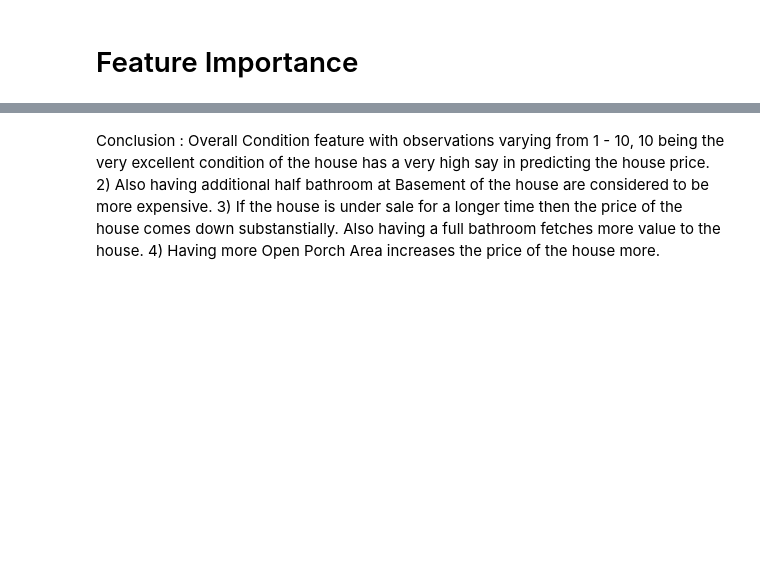
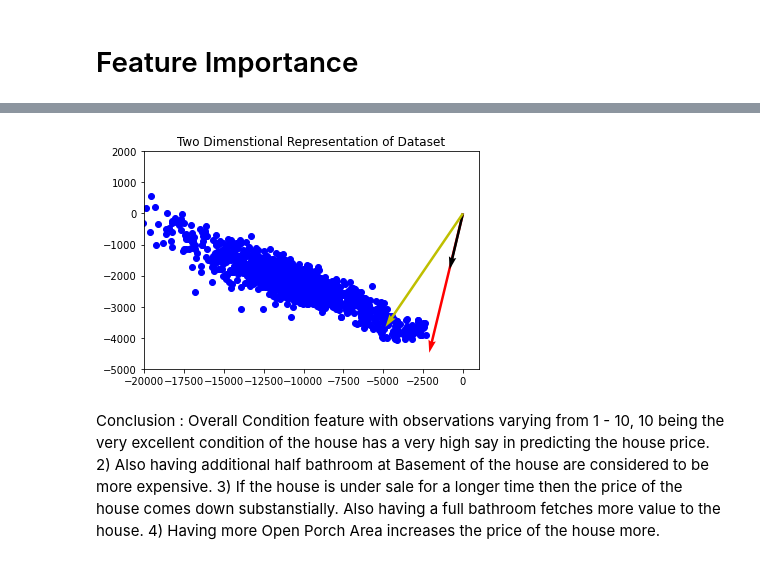
Before and after one commit to LokeshSreenathJ/House-Price-Prediction, a Jupyter notebook: House-Price Prediction.ipynb, the cells around one changed output, grey strips where cells are left out. Cells and saved outputs as stored; diff of their text form; code cells hidden in the pictures; blank space fills up the shorter version.

```diff
--- a/House-Price Prediction.ipynb
+++ b/House-Price Prediction.ipynb
@@ -296,3 +304,29 @@ plt.show()
+# %%
+np.random.seed(10)
+U,S,V_T = np.linalg.svd(x_train)
+V = np.transpose(V_T)
+two_dim_red = V[:,:2]
+discriminant_scores = np.dot(x_train,two_dim_red)
+# %%
+fig = plt.figure()
+ax1 = fig.add_subplot(111)
+ax1.scatter(x = np.ravel(discriminant_scores[:,0]), y = np.ravel(discriminant_scores[:,1]), c = "blue")
+ax1.quiver([0],[0],two_dim_red[sorted_idx_20[0]][0], two_dim_red[sorted_idx_20[0]][1],scale_units = "width",color= "r", scale = 0.002)
+ax1.quiver([0],[0], two_dim_red[sorted_idx_20[1]][0], two_dim_red[sorted_idx_20[1]][1],scale_units = "width",scale = 0.005, color = "black")
+ax1.quiver([0],[0], two_dim_red[sorted_idx_20[2]][0], two_dim_red[sorted_idx_20[2]][1],scale_units = "width" ,scale =2*(1e-7) , color = "y")
+plt.xlim(-20000,1000)
+plt.ylim(-5000,2000)
+plt.title("Two Dimenstional Representation of Dataset")
+plt.show()
+#POINTS TO NOTE FROM THE PLOT:
+
+#POINT-ONE: The first two principal components corresponding to the most important features are pointing towards the "discriminant
+#score" of the entire dataset. It tells that any observation present along the vector, more the magnitude more the influence
+#of that paticular feature on that observation.
+#POINTS_TWO: If vectors are aligned closely it represents the collinearity among them.
+#
+# %% [output]
+[figure, added]
 # %% [markdown]
 Conclusion : Overall Condition feature with observations varying from 1 - 10, 10 being the very excellent condition of the house has a very high say in predicting the house price.
 2) Also having additional half bathroom at Basement of the house are considered to be more expensive.
```
Also changed, not shown: parts of 14 cells of this notebook.
